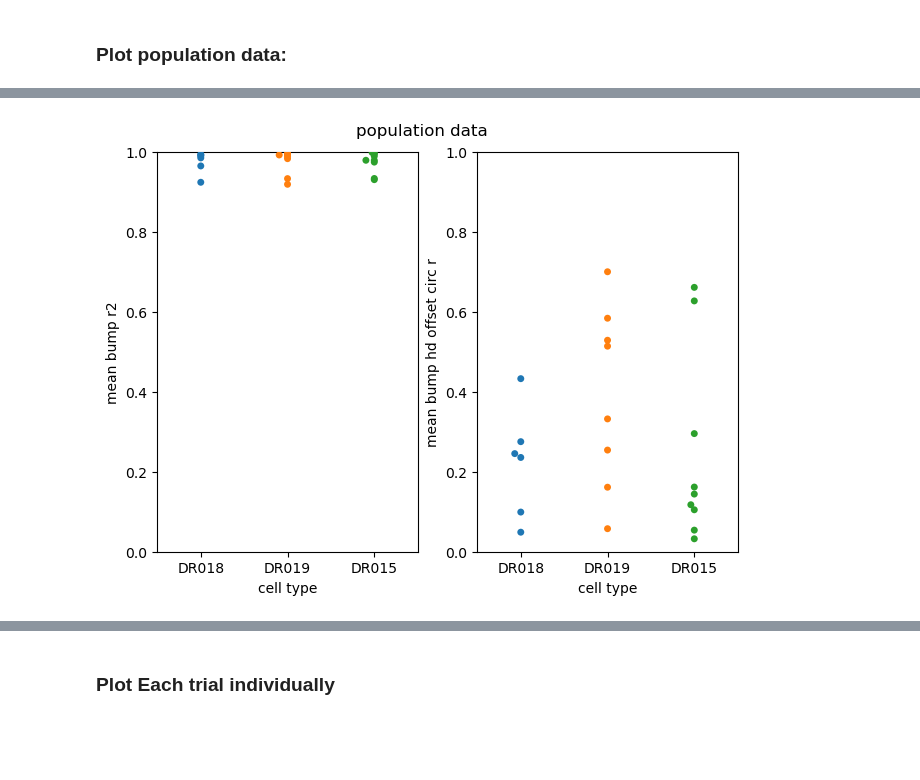
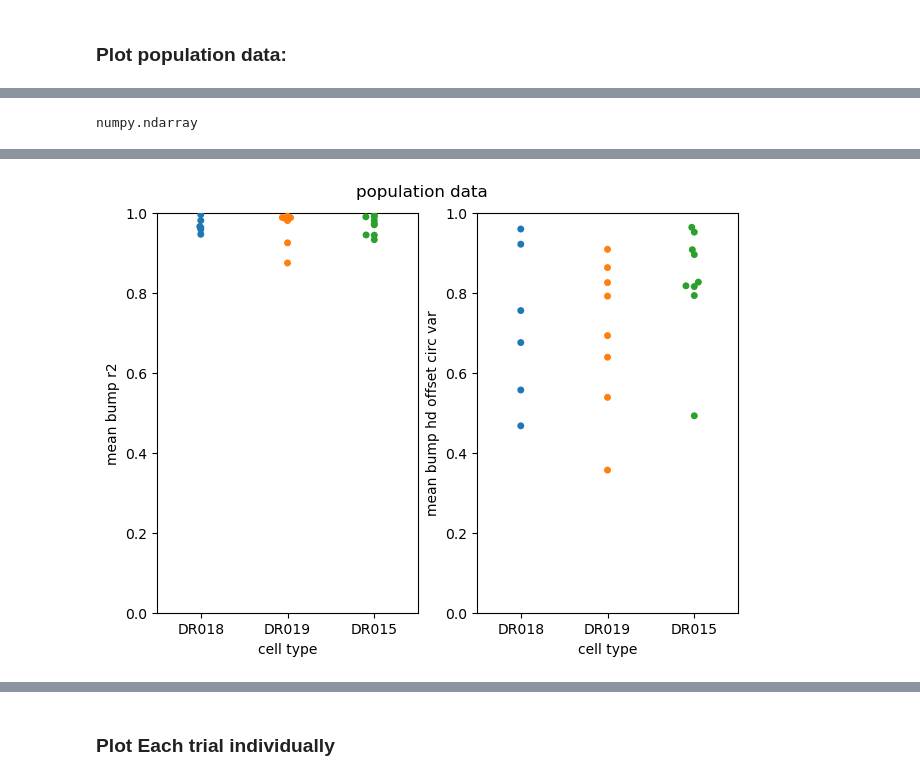
Before and after one commit to T-E-Lab/GULP, a Jupyter notebook: scripts/plotting/create_population_figure.ipynb, the cells around one changed output, grey strips where cells are left out. Cells and saved outputs as stored; diff of their text form; code cells hidden in the pictures; blank space fills up the shorter version.

Commit message:
update head direction plotting

```diff
--- a/scripts/plotting/create_population_figure.ipynb
+++ b/scripts/plotting/create_population_figure.ipynb
@@ -349,3 +212,36 @@ stats_df = pd.DataFrame(stat_df_dicts)
+# %%
+type(expt.upper_deltaf)
+# %% [output]
+numpy.ndarray
+# %%
+stat_df_dicts = []
+for index, expt_df_row in processed_expt_df.iterrows():
+    expt = expt_df_row['expt']
+    data_point = {"expt_name": expt_df_row['expt_name']}
+    for bump_region in ['upper', 'lower', 'mean']:
+        # HD offset variance
+        hd_offset = hd.get_hd_offset(expt, mode=bump_region)
+        circ_var = hd.get_circ_var(hd_offset)
+        data_point[f"{bump_region}_bump_hd_offset_circ_var"] = circ_var
+
+        # Cosine fit
+        if bump_region == 'upper':
+            aligned_bumps = hd.align_bumps(expt.upper_deltaf, min_r=0.15, offset=3)
+        if bump_region == 'lower':
+            aligned_bumps = hd.align_bumps(expt.lower_deltaf, min_r=0.15, offset=3)
+        if bump_region == 'mean':
+            upper_aligned_bump = hd.align_bumps(expt.upper_deltaf, min_r=0.15, offset=3)
+            lower_aligned_bump = hd.align_bumps(expt.lower_deltaf, min_r=0.15, offset=3)
+            aligned_bumps = np.mean(np.array([upper_aligned_bump, lower_aligned_bump]), axis=0)
+
+        mean_bump = np.mean(aligned_bumps, axis=0)
+        parameters, covariance, r_squared = hd.get_cos_fit(mean_bump, cos_func=hd.standard_cos_func)
+
+        data_point[f"{bump_region}_bump_r2"] = r_squared
+        data_point[f"{bump_region}_bump_cosine_params"] = parameters
+
+    stat_df_dicts.append(data_point)
+stats_df = pd.DataFrame(stat_df_dicts)
 # %%
 processed_expt_df = pd.merge(processed_expt_df, stats_df, on="expt_name")
 # %%
@@ -360,29 +256,29 @@ processed_expt_df.tail()
 # %%
 import seaborn as sns
 
 category = 'cell_type'
-stats = ['mean_bump_r2', 'mean_bump_hd_offset_circ_r']
+stats = ['mean_bump_r2', 'mean_bump_hd_offset_circ_var']
 
 fig, ax = plt.subplots(1, 2,
                        layout='constrained')
 for index, stat in enumerate(stats):
 
     sns.swarmplot(data=processed_expt_df, x=category, y=stat,
                   ax=ax[index])
     ax[index].set_ylim([0,1])
     ax[index].set_xlabel(" ".join(category.split('_')))
     ax[index].set_ylabel(" ".join(stat.split('_')))
 
 fig.suptitle("population data")
 
 # Save plot
 for fmt in PLOT_FORMATS:
     fig.savefig(Path(OUTPUT_FOLDER, "population_data" + fmt), dpi=600)
 
 # Save raw stats
 processed_expt_df.to_csv(Path(OUTPUT_FOLDER, "population_data.csv"))
 # %% [output]
-[figure, old version]
+[figure, new version]
 # %%
 g = sns.catplot(
     data=processed_expt_df, x="cell_type", y='mean_bump_r2',
```
Also changed, not shown: parts of 15 cells of this notebook, 8 other files.
